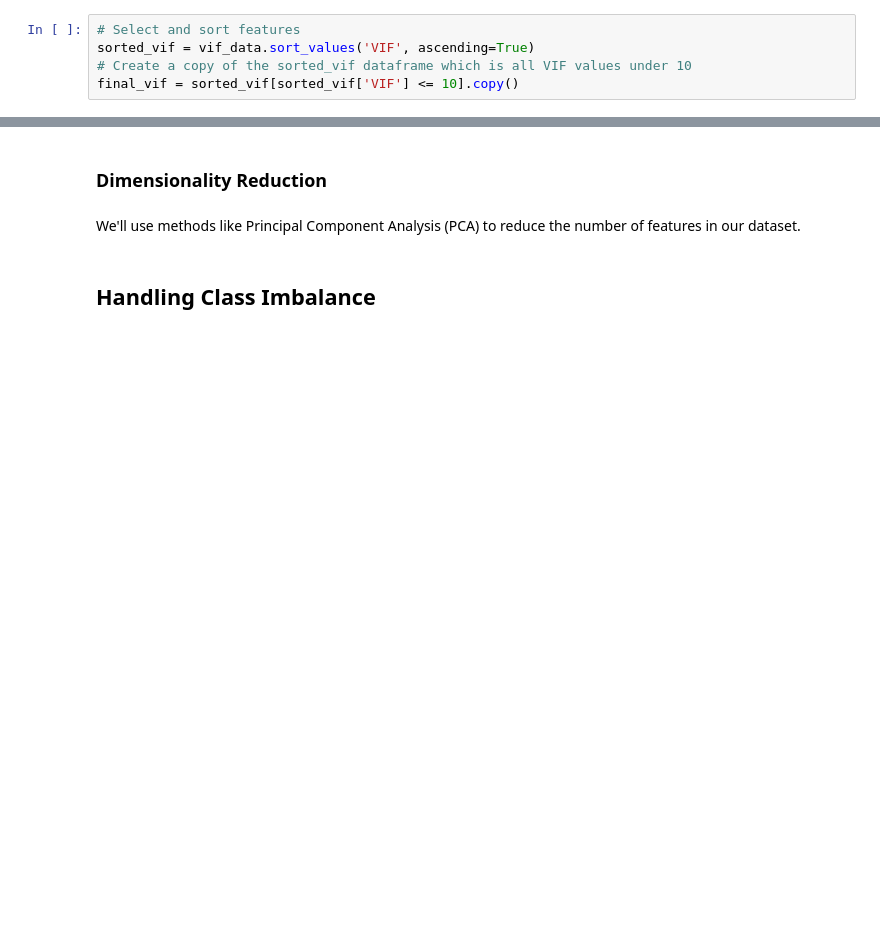
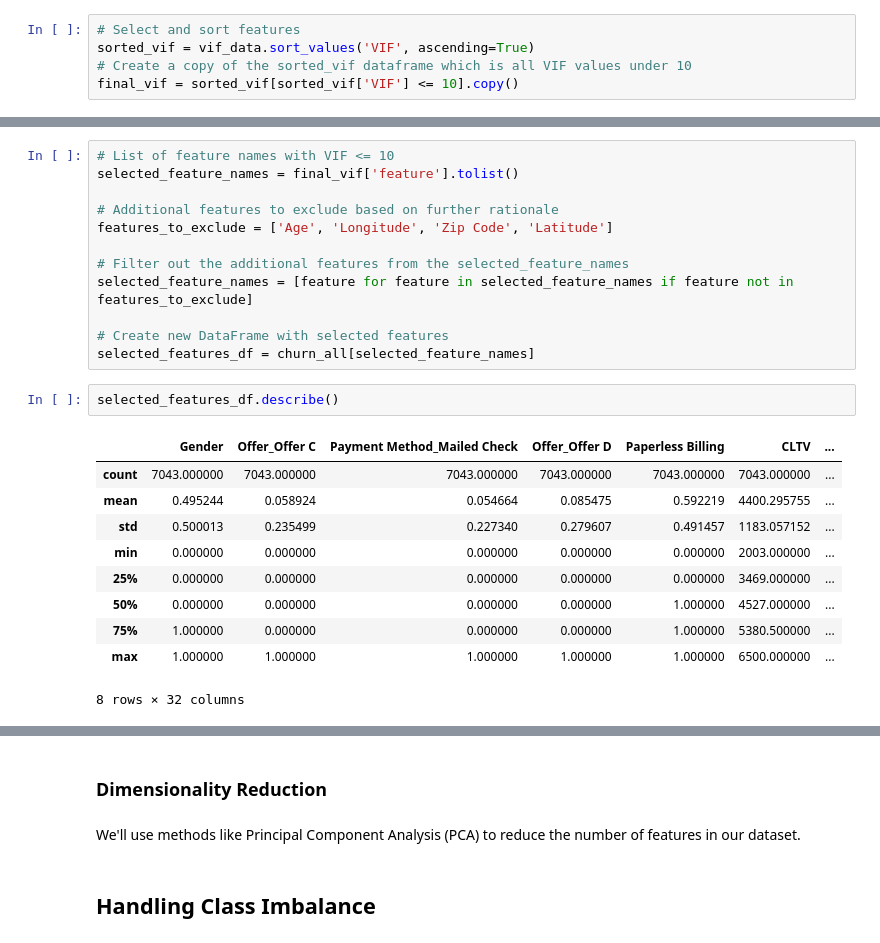
Before and after one commit to MxRaCohen/CustomerChurn, a Jupyter notebook: notebooks/Customer_Churn.ipynb, the cells around one changed output, grey strips where cells are left out. Saved outputs shown, nothing was run; the diff lists cells and outputs as text; blank space fills up the shorter version.

```diff
--- a/notebooks/Customer_Churn.ipynb
+++ b/notebooks/Customer_Churn.ipynb
@@ -637,0 +638,25 @@ The VIF analysis has helped us to identify the most important and least correlat
+# %%
+# List of feature names with VIF <= 10
+selected_feature_names = final_vif['feature'].tolist()
+
+# Additional features to exclude based on further rationale
+features_to_exclude = ['Age', 'Longitude', 'Zip Code', 'Latitude']
+
+# Filter out the additional features from the selected_feature_names
+selected_feature_names = [feature for feature in selected_feature_names if feature not in features_to_exclude]
+
+# Create new DataFrame with selected features
+selected_features_df = churn_all[selected_feature_names]
+# %%
+selected_features_df.describe()
+# %% [output]
+|  | Gender | Offer_Offer C | Payment Method_Mailed Check | Offer_Offer D | Paperless Billing | CLTV | ... |
+| count | 7043.000000 | 7043.000000 | 7043.000000 | 7043.000000 | 7043.000000 | 7043.000000 | ... |
+| mean | 0.495244 | 0.058924 | 0.054664 | 0.085475 | 0.592219 | 4400.295755 | ... |
+| std | 0.500013 | 0.235499 | 0.227340 | 0.279607 | 0.491457 | 1183.057152 | ... |
+| min | 0.000000 | 0.000000 | 0.000000 | 0.000000 | 0.000000 | 2003.000000 | ... |
+| 25% | 0.000000 | 0.000000 | 0.000000 | 0.000000 | 0.000000 | 3469.000000 | ... |
+| 50% | 0.000000 | 0.000000 | 0.000000 | 0.000000 | 1.000000 | 4527.000000 | ... |
+| 75% | 1.000000 | 0.000000 | 0.000000 | 0.000000 | 1.000000 | 5380.500000 | ... |
+| max | 1.000000 | 1.000000 | 1.000000 | 1.000000 | 1.000000 | 6500.000000 | ... |
+8 rows × 32 columns
```
Also changed, not shown: parts of 7 cells of this notebook.
